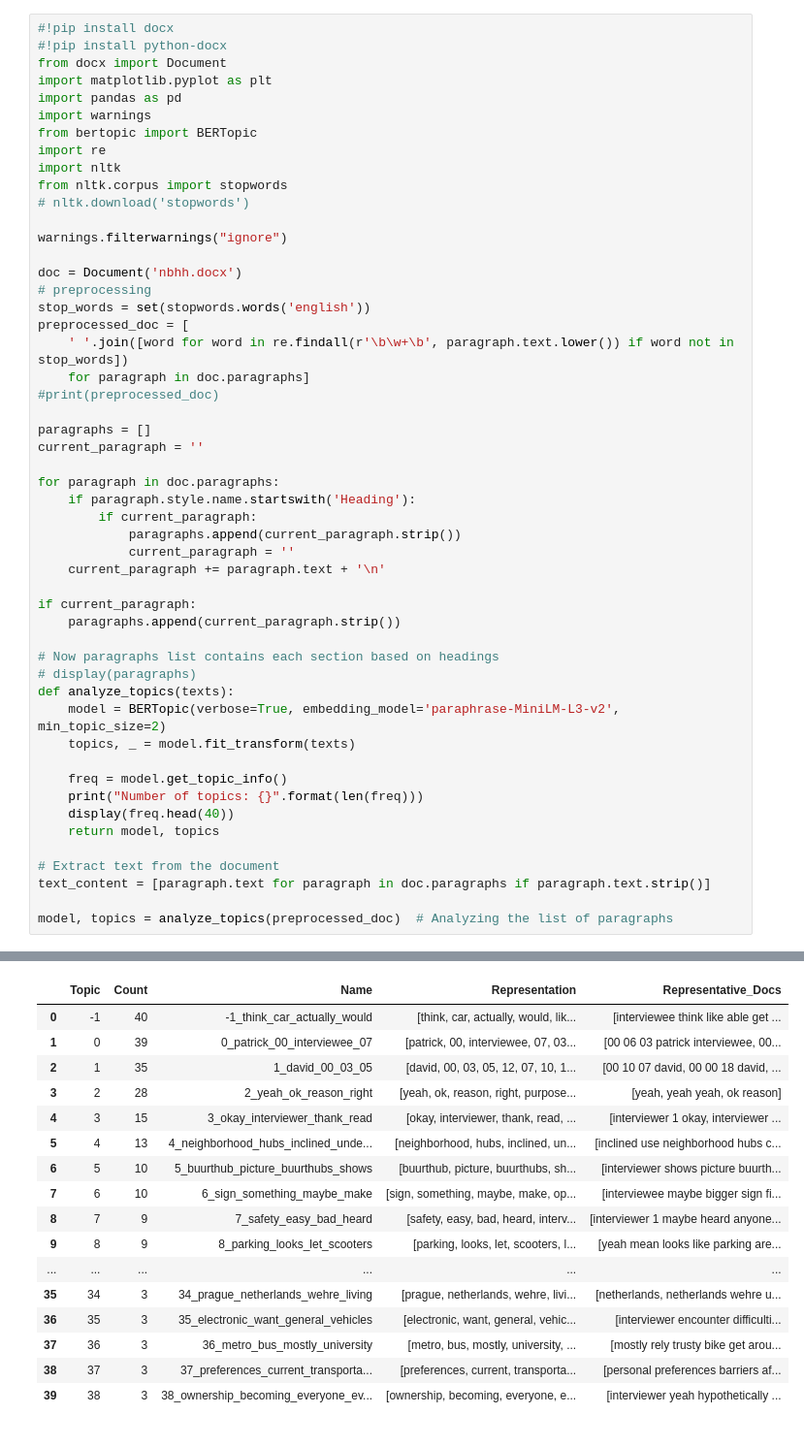
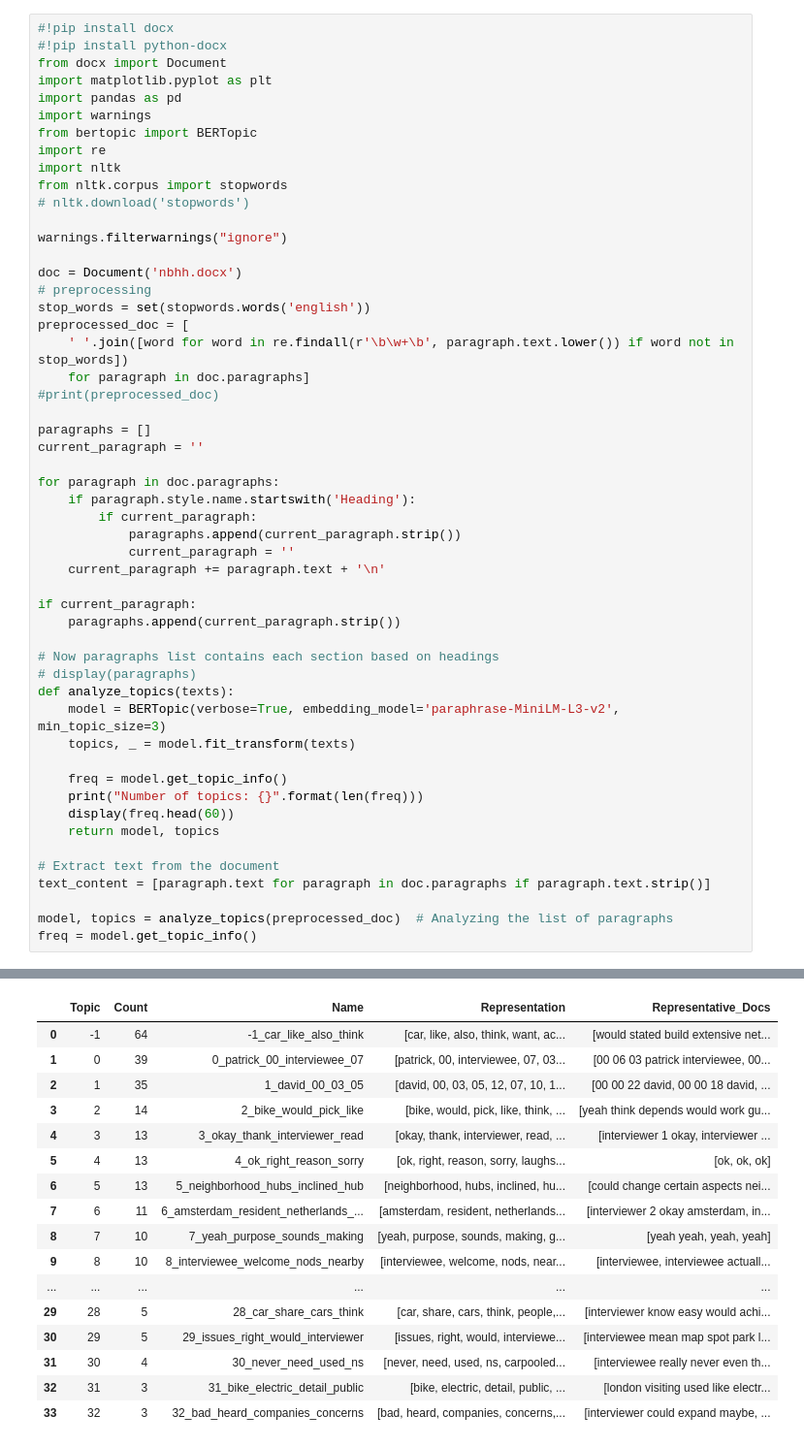
Before and after one commit to urban-devs-uva/interview_analysis, a Jupyter notebook: interviews_topic_modeling.ipynb, the cells around one changed output, grey strips where cells are left out. Shown at 97% size. Drawn from its saved outputs; the diff is of its cells as text.

```diff
--- a/interviews_topic_modeling.ipynb
+++ b/interviews_topic_modeling.ipynb
@@ -37,16 +37,17 @@ if current_paragraph:
 # Now paragraphs list contains each section based on headings
 # display(paragraphs)
 def analyze_topics(texts):
-    model = BERTopic(verbose=True, embedding_model='paraphrase-MiniLM-L3-v2', min_topic_size=2)
+    model = BERTopic(verbose=True, embedding_model='paraphrase-MiniLM-L3-v2', min_topic_size=3)
     topics, _ = model.fit_transform(texts)
 
     freq = model.get_topic_info()
     print("Number of topics: {}".format(len(freq)))
-    display(freq.head(40))
+    display(freq.head(60))
     return model, topics
 
 # Extract text from the document
 text_content = [paragraph.text for paragraph in doc.paragraphs if paragraph.text.strip()]
 
 model, topics = analyze_topics(preprocessed_doc)  # Analyzing the list of paragraphs
+freq = model.get_topic_info()
 # %% [output]
@@ -57,17 +58,17 @@ Number of topics: 43
 |  | Topic | Count | Name | Representation | Representative_Docs |
-| 0 | -1 | 40 | -1_think_car_actually_would | [think, car, actually, would, lik... | [interviewee think like able get ... |
+| 0 | -1 | 64 | -1_car_like_also_think | [car, like, also, think, want, ac... | [would stated build extensive net... |
 | 1 | 0 | 39 | 0_patrick_00_interviewee_07 | [patrick, 00, interviewee, 07, 03... | [00 06 03 patrick interviewee, 00... |
-| 2 | 1 | 35 | 1_david_00_03_05 | [david, 00, 03, 05, 12, 07, 10, 1... | [00 10 07 david, 00 00 18 david, ... |
-| 3 | 2 | 28 | 2_yeah_ok_reason_right | [yeah, ok, reason, right, purpose... | [yeah, yeah yeah, ok reason] |
-| 4 | 3 | 15 | 3_okay_interviewer_thank_read | [okay, interviewer, thank, read, ... | [interviewer 1 okay, interviewer ... |
-| 5 | 4 | 13 | 4_neighborhood_hubs_inclined_unde... | [neighborhood, hubs, inclined, un... | [inclined use neighborhood hubs c... |
-| 6 | 5 | 10 | 5_buurthub_picture_buurthubs_shows | [buurthub, picture, buurthubs, sh... | [interviewer shows picture buurth... |
-| 7 | 6 | 10 | 6_sign_something_maybe_make | [sign, something, maybe, make, op... | [interviewee maybe bigger sign fi... |
-| 8 | 7 | 9 | 7_safety_easy_bad_heard | [safety, easy, bad, heard, interv... | [interviewer 1 maybe heard anyone... |
-| 9 | 8 | 9 | 8_parking_looks_let_scooters | [parking, looks, let, scooters, l... | [yeah mean looks like parking are... |
+| 2 | 1 | 35 | 1_david_00_03_05 | [david, 00, 03, 05, 12, 07, 10, 1... | [00 00 22 david, 00 00 18 david, ... |
+| 3 | 2 | 14 | 2_bike_would_pick_like | [bike, would, pick, like, think, ... | [yeah think depends would work gu... |
+| 4 | 3 | 13 | 3_okay_thank_interviewer_read | [okay, thank, interviewer, read, ... | [interviewer 1 okay, interviewer ... |
+| 5 | 4 | 13 | 4_ok_right_reason_sorry | [ok, right, reason, sorry, laughs... | [ok, ok, ok] |
+| 6 | 5 | 13 | 5_neighborhood_hubs_inclined_hub | [neighborhood, hubs, inclined, hu... | [could change certain aspects nei... |
+| 7 | 6 | 11 | 6_amsterdam_resident_netherlands_... | [amsterdam, resident, netherlands... | [interviewer 2 okay amsterdam, in... |
+| 8 | 7 | 10 | 7_yeah_purpose_sounds_making | [yeah, purpose, sounds, making, g... | [yeah yeah, yeah, yeah] |
+| 9 | 8 | 10 | 8_interviewee_welcome_nods_nearby | [interviewee, welcome, nods, near... | [interviewee, interviewee actuall... |
 | ... | ... | ... | ... | ... | ... |
-| 35 | 34 | 3 | 34_prague_netherlands_wehre_living | [prague, netherlands, wehre, livi... | [netherlands, netherlands wehre u... |
-| 36 | 35 | 3 | 35_electronic_want_general_vehicles | [electronic, want, general, vehic... | [interviewer encounter difficulti... |
-| 37 | 36 | 3 | 36_metro_bus_mostly_university | [metro, bus, mostly, university, ... | [mostly rely trusty bike get arou... |
-| 38 | 37 | 3 | 37_preferences_current_transporta... | [preferences, current, transporta... | [personal preferences barriers af... |
-| 39 | 38 | 3 | 38_ownership_becoming_everyone_ev... | [ownership, becoming, everyone, e... | [interviewer yeah hypothetically ... |
+| 29 | 28 | 5 | 28_car_share_cars_think | [car, share, cars, think, people,... | [interviewer know easy would achi... |
+| 30 | 29 | 5 | 29_issues_right_would_interviewer | [issues, right, would, interviewe... | [interviewee mean map spot park l... |
+| 31 | 30 | 4 | 30_never_need_used_ns | [never, need, used, ns, carpooled... | [interviewee really never even th... |
+| 32 | 31 | 3 | 31_bike_electric_detail_public | [bike, electric, detail, public, ... | [london visiting used like electr... |
+| 33 | 32 | 3 | 32_bad_heard_companies_concerns | [bad, heard, companies, concerns,... | [interviewer could expand maybe, ... |
```
Also changed, not shown: parts of 5 cells of this notebook.
